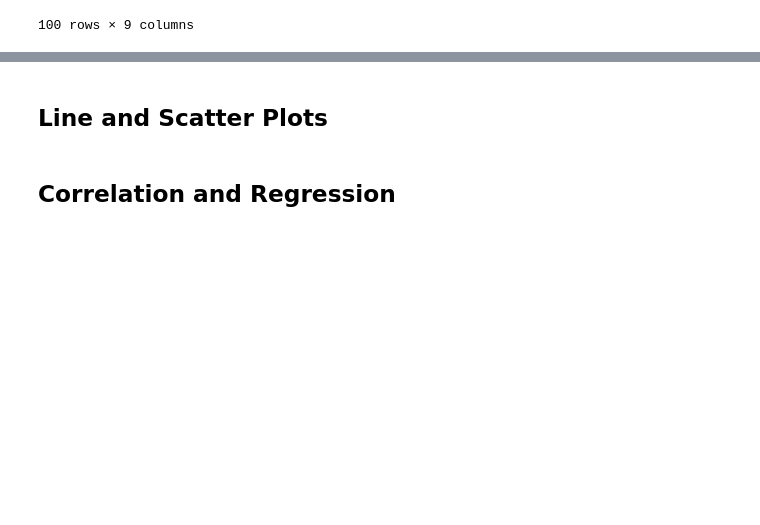
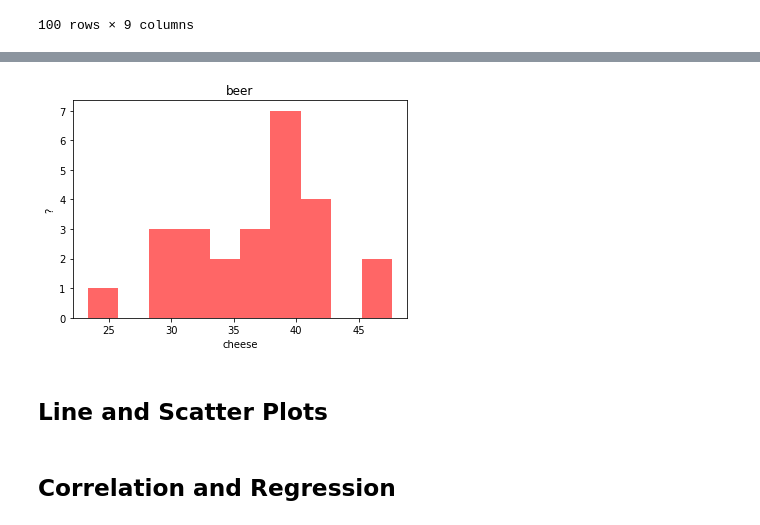
Before and after one commit to pasco27/matplotlib_homework, a Jupyter notebook: pymaceuticals_pascarella1.ipynb, the cells around one changed output, grey strips where cells are left out. Cells and saved outputs as stored; diff of their text form; code cells hidden in the pictures; blank space fills up the shorter version.

```diff
--- a/pymaceuticals_pascarella1.ipynb
+++ b/pymaceuticals_pascarella1.ipynb
@@ -390,3 +435,12 @@ upper_bound = Q3 + (1.5*iqr)
+# %%
+plt.hist(tumor_size_capomulin, color='red', alpha=0.6)
+plt.title("beer")
+plt.xlabel('cheese')
+plt.ylabel('?')
+plt.show()
+#print(f"Normality Test: {sts.normaltest(tumor_size_capomulin)[1]}")
+# %% [output]
+[figure, added]
 # %%
 # Generate a box plot of the final tumor volume of each mouse across four regimens of interest
 
```
Also changed, not shown: parts of 6 cells of this notebook.
